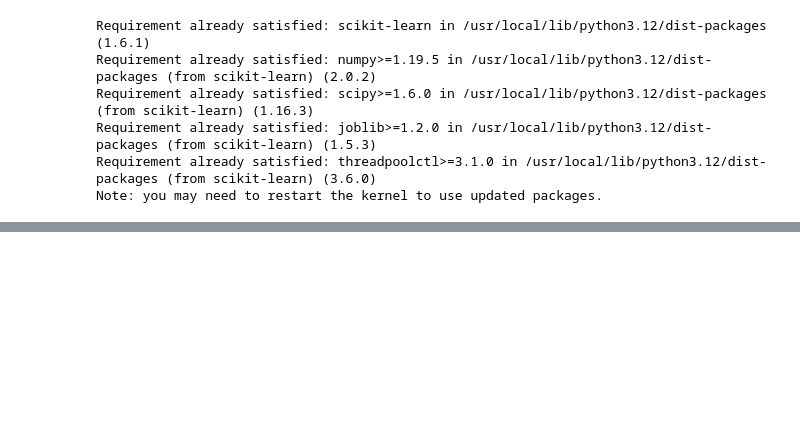
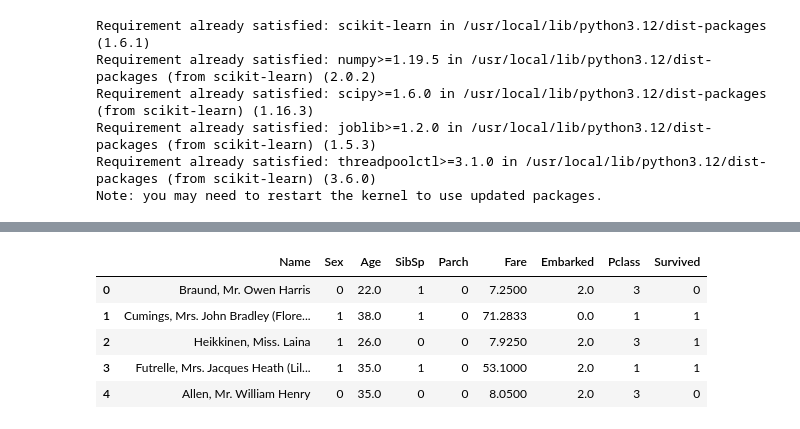
Before and after one commit to rahmantanzina777-arch/Assignment-1, a Jupyter notebook: Titanic-Primary.ipynb, the cells around one changed output, grey strips where cells are left out. Drawn from its saved outputs; the diff is of its cells as text; code cells hidden in the pictures; blank space fills up the shorter version.

```diff
--- a/Titanic-Primary.ipynb
+++ b/Titanic-Primary.ipynb
@@ -481,0 +514,9 @@ from sklearn.preprocessing import LabelEncoder
+# %%
+df2.head()
+# %% [output]
+|  | Name | Sex | Age | SibSp | Parch | Fare | Embarked | Pclass | Survived |
+| 0 | Braund, Mr. Owen Harris | 0 | 22.0 | 1 | 0 | 7.2500 | 2.0 | 3 | 0 |
+| 1 | Cumings, Mrs. John Bradley (Flore... | 1 | 38.0 | 1 | 0 | 71.2833 | 0.0 | 1 | 1 |
+| 2 | Heikkinen, Miss. Laina | 1 | 26.0 | 0 | 0 | 7.9250 | 2.0 | 3 | 1 |
+| 3 | Futrelle, Mrs. Jacques Heath (Lil... | 1 | 35.0 | 1 | 0 | 53.1000 | 2.0 | 1 | 1 |
+| 4 | Allen, Mr. William Henry | 0 | 35.0 | 0 | 0 | 8.0500 | 2.0 | 3 | 0 |
```
Also changed, not shown: parts of 27 cells of this notebook.
